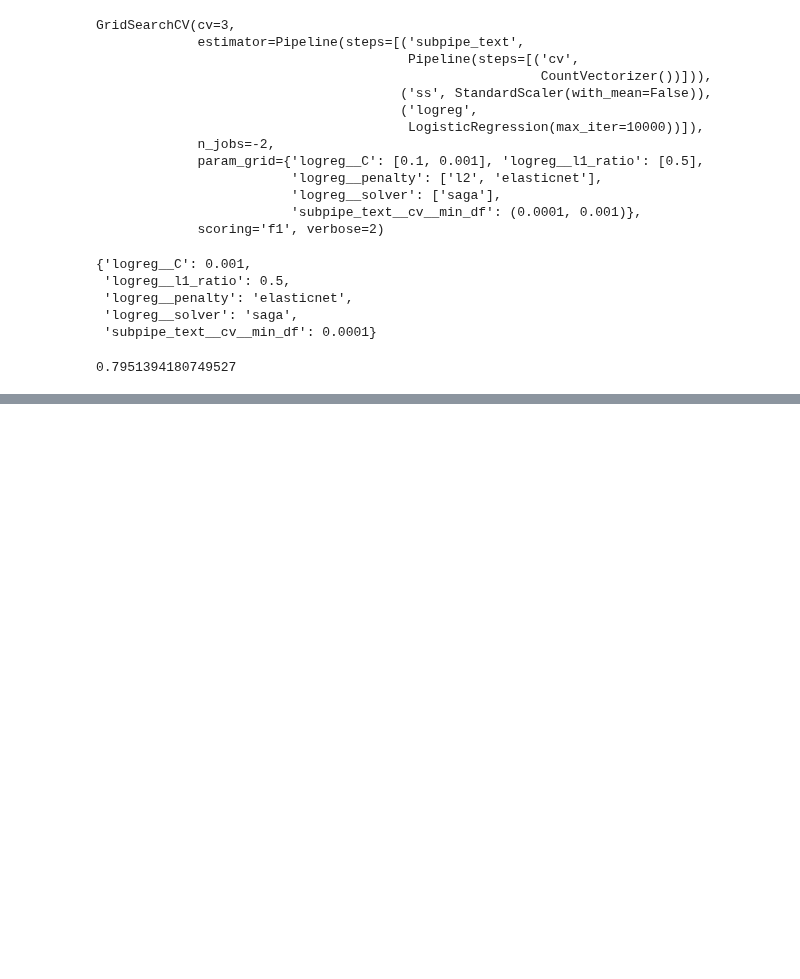
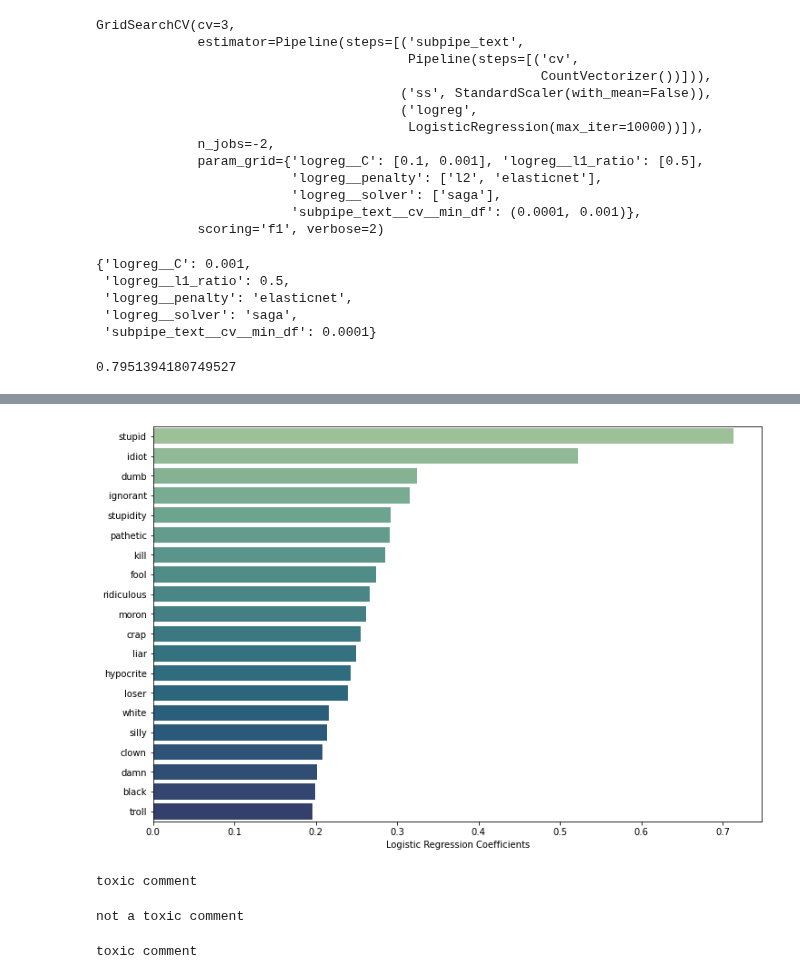
Before and after one commit to gcburgess/Cyberbullying_Detector, a Jupyter notebook: 03-pipelines-and-models.ipynb, the cells around one changed output, grey strips where cells are left out. Cells and saved outputs as stored; diff of their text form; code cells hidden in the pictures; blank space fills up the shorter version.

```diff
--- a/03-pipelines-and-models.ipynb
+++ b/03-pipelines-and-models.ipynb
@@ -413,0 +466,16 @@ logreg_gs_cv1.best_score_
+# %%
+feature_names = final_model_pipe.named_steps['final_text'].named_steps['cv'].get_feature_names_out()
+final_model_coefs = final_model_pipe.named_steps['final_model'].coef_[0]
+feature_coefs = dict(zip(feature_names, final_model_coefs))
+top_feature_coefs = dict(sorted(feature_coefs.items(), key=lambda x:x[1], reverse=True)[:20])
+# %%
+plt.figure(figsize=(12, 8))
+sns.barplot(
+    x=list(top_feature_coefs.values()),
+    y=list(top_feature_coefs.keys()),
+    palette='crest'
+)
+plt.xlabel("Logistic Regression Coefficients");
+#plt.savefig('images/logistic_regression_coefs.jpg', transparent = False, bbox_inches="tight");
+# %% [output]
+[figure, added]
@@ -413,0 +496,12 @@ logreg_gs_cv1.best_score_
+# %%
+detect("You're a stupid idiot")
+# %% [output]
+toxic comment
+# %%
+detect('You are awesome and I love you')
+# %% [output]
+not a toxic comment
+# %%
+detect('Damn, I love you silly')
+# %% [output]
+toxic comment
```
Also changed, not shown: parts of 8 cells of this notebook.
